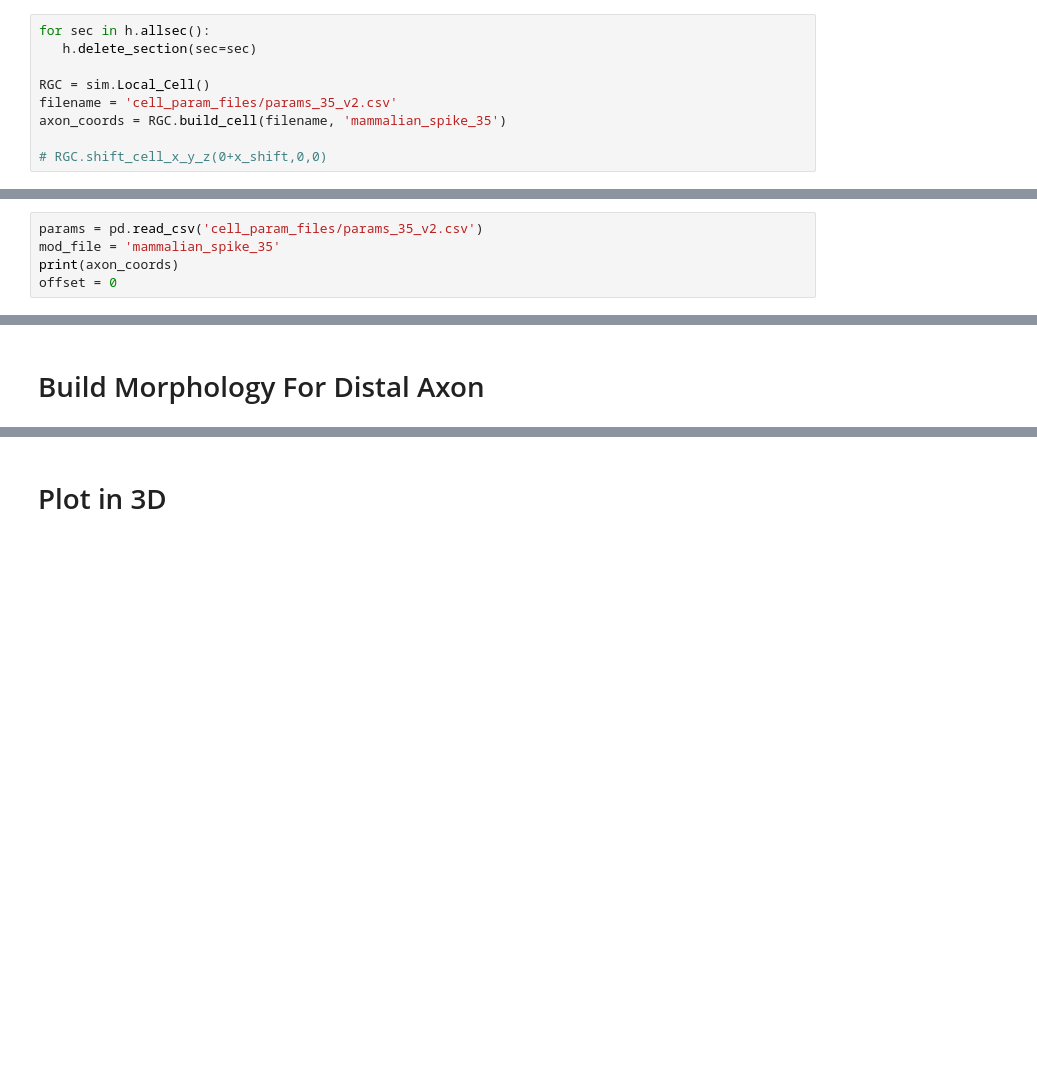
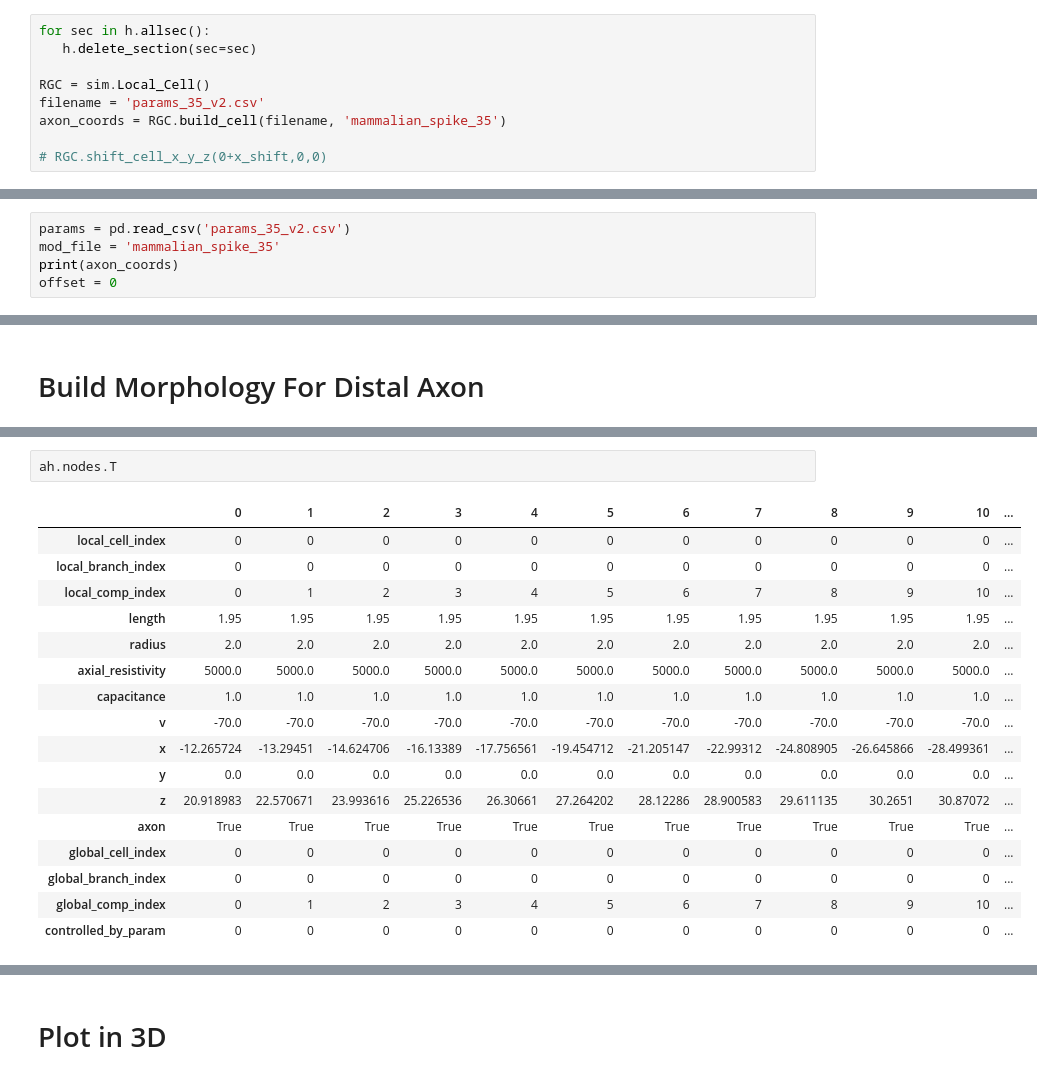
Before and after one commit to lanpouthakoun/STATS220-FINAL-PROJECT, a Jupyter notebook: src/create_jaxley_cell.ipynb, the cells around one changed output, grey strips where cells are left out. Cells and saved outputs as stored; diff of their text form; blank space fills up the shorter version.

```diff
--- a/src/create_jaxley_cell.ipynb
+++ b/src/create_jaxley_cell.ipynb
@@ -15,7 +17,7 @@ for sec in h.allsec():
    h.delete_section(sec=sec)
 
 RGC = sim.Local_Cell()
-filename = 'cell_param_files/params_35_v2.csv'
+filename = 'params_35_v2.csv'
 axon_coords = RGC.build_cell(filename, 'mammalian_spike_35')
 
 # RGC.shift_cell_x_y_z(0+x_shift,0,0)
@@ -69,7 +70,7 @@ cell.show()
 # %% [markdown]
 # Visualize
 # %%
-params = pd.read_csv('cell_param_files/params_35_v2.csv')
+params = pd.read_csv('params_35_v2.csv')
 mod_file = 'mammalian_spike_35'
 print(axon_coords)
 offset = 0
@@ -170 +163,21 @@ da = builder.create_branch()
+# %%
+ah.nodes.T
+# %% [output]
+|  | 0 | 1 | 2 | 3 | 4 | 5 | 6 | 7 | 8 | 9 | 10 | ... |
+| local_cell_index | 0 | 0 | 0 | 0 | 0 | 0 | 0 | 0 | 0 | 0 | 0 | ... |
+| local_branch_index | 0 | 0 | 0 | 0 | 0 | 0 | 0 | 0 | 0 | 0 | 0 | ... |
+| local_comp_index | 0 | 1 | 2 | 3 | 4 | 5 | 6 | 7 | 8 | 9 | 10 | ... |
+| length | 1.95 | 1.95 | 1.95 | 1.95 | 1.95 | 1.95 | 1.95 | 1.95 | 1.95 | 1.95 | 1.95 | ... |
+| radius | 2.0 | 2.0 | 2.0 | 2.0 | 2.0 | 2.0 | 2.0 | 2.0 | 2.0 | 2.0 | 2.0 | ... |
+| axial_resistivity | 5000.0 | 5000.0 | 5000.0 | 5000.0 | 5000.0 | 5000.0 | 5000.0 | 5000.0 | 5000.0 | 5000.0 | 5000.0 | ... |
+| capacitance | 1.0 | 1.0 | 1.0 | 1.0 | 1.0 | 1.0 | 1.0 | 1.0 | 1.0 | 1.0 | 1.0 | ... |
+| v | -70.0 | -70.0 | -70.0 | -70.0 | -70.0 | -70.0 | -70.0 | -70.0 | -70.0 | -70.0 | -70.0 | ... |
+| x | -12.265724 | -13.29451 | -14.624706 | -16.13389 | -17.756561 | -19.454712 | -21.205147 | -22.99312 | -24.808905 | -26.645866 | -28.499361 | ... |
+| y | 0.0 | 0.0 | 0.0 | 0.0 | 0.0 | 0.0 | 0.0 | 0.0 | 0.0 | 0.0 | 0.0 | ... |
+| z | 20.918983 | 22.570671 | 23.993616 | 25.226536 | 26.30661 | 27.264202 | 28.12286 | 28.900583 | 29.611135 | 30.2651 | 30.87072 | ... |
+| axon | True | True | True | True | True | True | True | True | True | True | True | ... |
+| global_cell_index | 0 | 0 | 0 | 0 | 0 | 0 | 0 | 0 | 0 | 0 | 0 | ... |
+| global_branch_index | 0 | 0 | 0 | 0 | 0 | 0 | 0 | 0 | 0 | 0 | 0 | ... |
+| global_comp_index | 0 | 1 | 2 | 3 | 4 | 5 | 6 | 7 | 8 | 9 | 10 | ... |
+| controlled_by_param | 0 | 0 | 0 | 0 | 0 | 0 | 0 | 0 | 0 | 0 | 0 | ... |
 # %%
```
Also changed, not shown: parts of 12 cells of this notebook, 1 other file.
